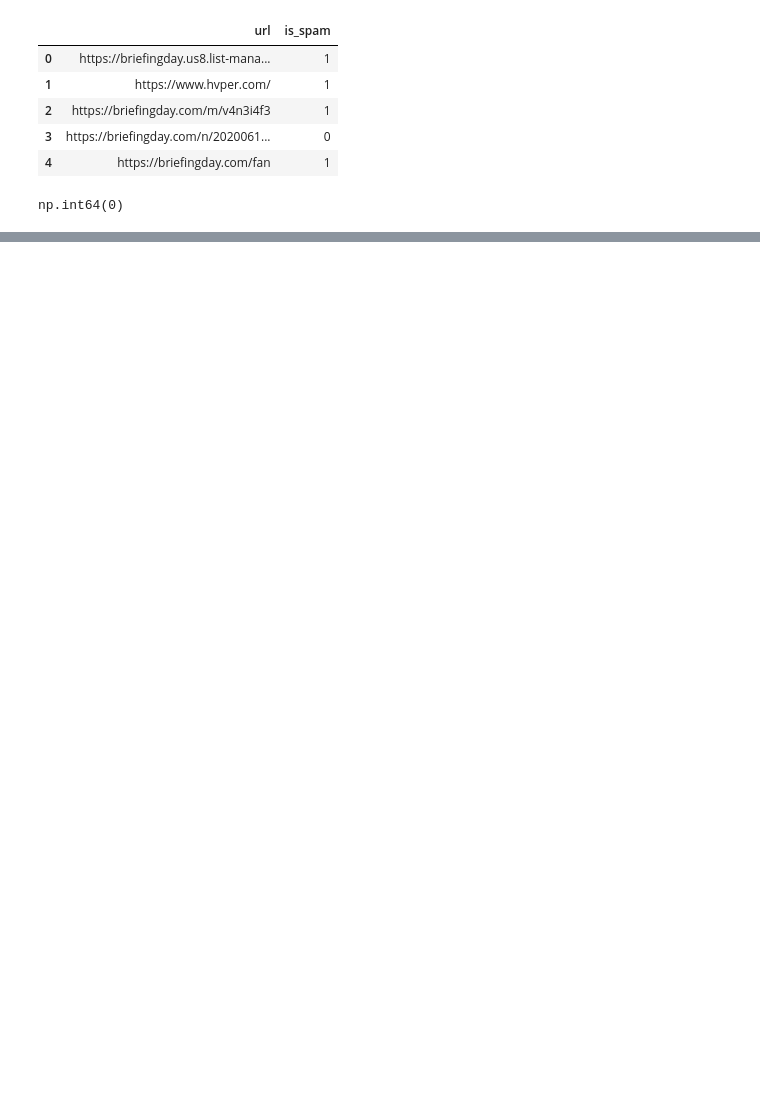
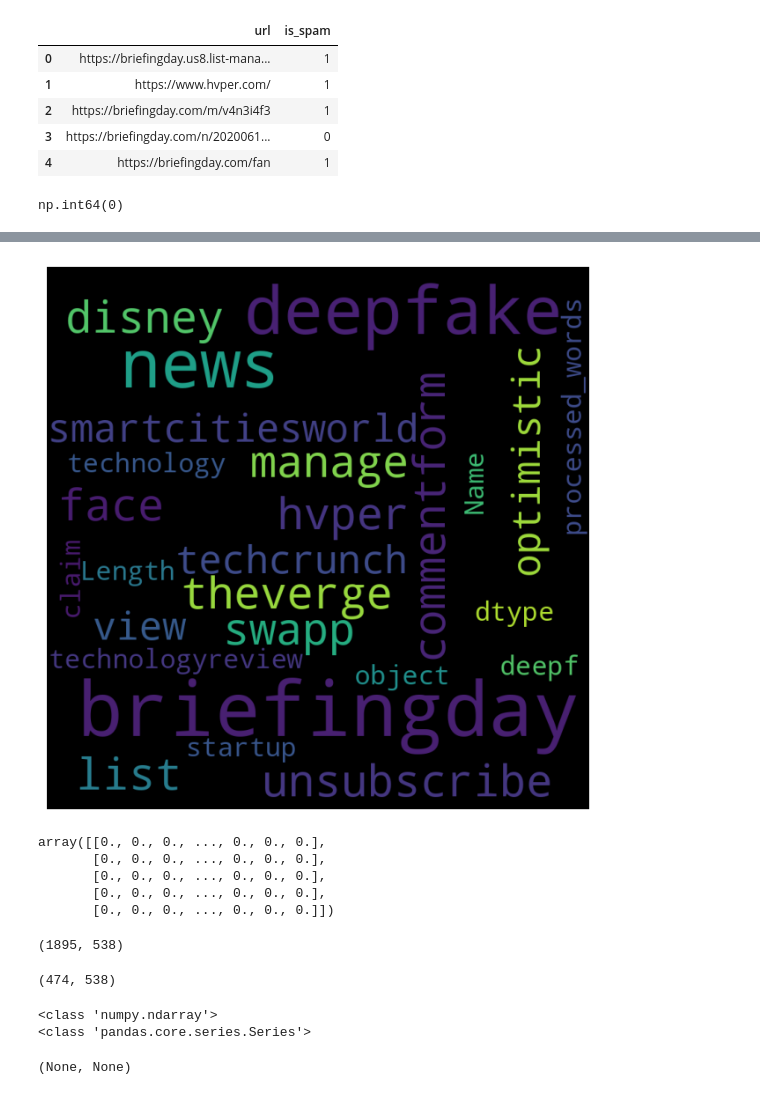
Before and after one commit to pdeleonsoria/NLP, a Jupyter notebook: src/explore.ipynb, the cells around one changed output, grey strips where cells are left out. Drawn from its saved outputs; the diff is of its cells as text; code cells hidden in the pictures; blank space fills up the shorter version.

```diff
--- a/src/explore.ipynb
+++ b/src/explore.ipynb
@@ -43,8 +64 @@ df["url"].astype(str)
 Name: url, Length: 2999, dtype: object
-# %%
-def preparacion(text):
-    text= re.sub(r"\s+[a-z]\s+", " ", text)
-    return text.split()
-
-df["url"]= df["url"].apply(preparacion)
-df.head()
@@ -52,0 +91,4 @@ TypeError: expected string or bytes-like object, got 'list'
+# %%
+df = df.drop_duplicates()
+df = df.reset_index(inplace = False, drop = True)
+df.shape
@@ -52,0 +104,17 @@ TypeError: expected string or bytes-like object, got 'list'
+# %%
+#LEMATIZACIÓN, ELIMINACIÓN DE STOPWORDS Y NETWORDS
+
+download("wordnet")
+lemmatizer = WordNetLemmatizer()
+
+download("stopwords")
+stop_words = stopwords.words("english")
+
+def lemmatize_text(words, lemmatizer = lemmatizer):
+    tokens = [lemmatizer.lemmatize(word) for word in words]
+    tokens = [word for word in tokens if word not in stop_words]
+    tokens = [word for word in tokens if len(word) > 3]
+    return tokens
+
+df["processed_words"] = df["processed_words"].apply(lemmatize_text)
+df.head()
@@ -52,0 +132,48 @@ TypeError: expected string or bytes-like object, got 'list'
+# %%
+#VISUALIZACION DE LOS TOKENS EN NUBE DE IMAGENES
+
+wordcloud = WordCloud(width = 800, height = 800, background_color = "black", max_words = 1000, min_font_size = 20, random_state = 42)\
+    .generate(str(df["processed_words"]))
+
+fig = plt.figure(figsize = (8, 8), facecolor = None)
+plt.imshow(wordcloud)
+plt.axis("off")
+plt.show()
+# %% [output]
+[figure, added]
+# %%
+#PASAR LAS PALABRAS A NÚMEROS SEGÚN PESO
+
+tokens_list = df["processed_words"]
+tokens_list = [" ".join(tokens) for tokens in tokens_list]
+
+vectorizer = TfidfVectorizer(max_features = 5000, max_df = 0.8, min_df = 5)
+
+#DIVIDIR EN X (PALABRAS) E Y (SPAM/NO SPAM)
+X = vectorizer.fit_transform(tokens_list).toarray()
+y = df["is_spam"]
+
+X[:5]
+# %% [output]
+array([[0., 0., 0., ..., 0., 0., 0.],
+       [0., 0., 0., ..., 0., 0., 0.],
+       [0., 0., 0., ..., 0., 0., 0.],
+       [0., 0., 0., ..., 0., 0., 0.],
+       [0., 0., 0., ..., 0., 0., 0.]])
+# %%
+#TRAIN Y TEST
+
+X_train, X_test, y_train, y_test = train_test_split(X, y, test_size = 0.2, random_state = 42)
+X_train.shape
+# %% [output]
+(1895, 538)
+# %%
+X_test.shape
+# %% [output]
+(474, 538)
+# %%
+print(type(X_train)), print(type(y_train))
+# %% [output]
+<class 'numpy.ndarray'>
+<class 'pandas.core.series.Series'>
+(None, None)
```
Also changed, not shown: parts of 17 cells of this notebook, 1 other file.
